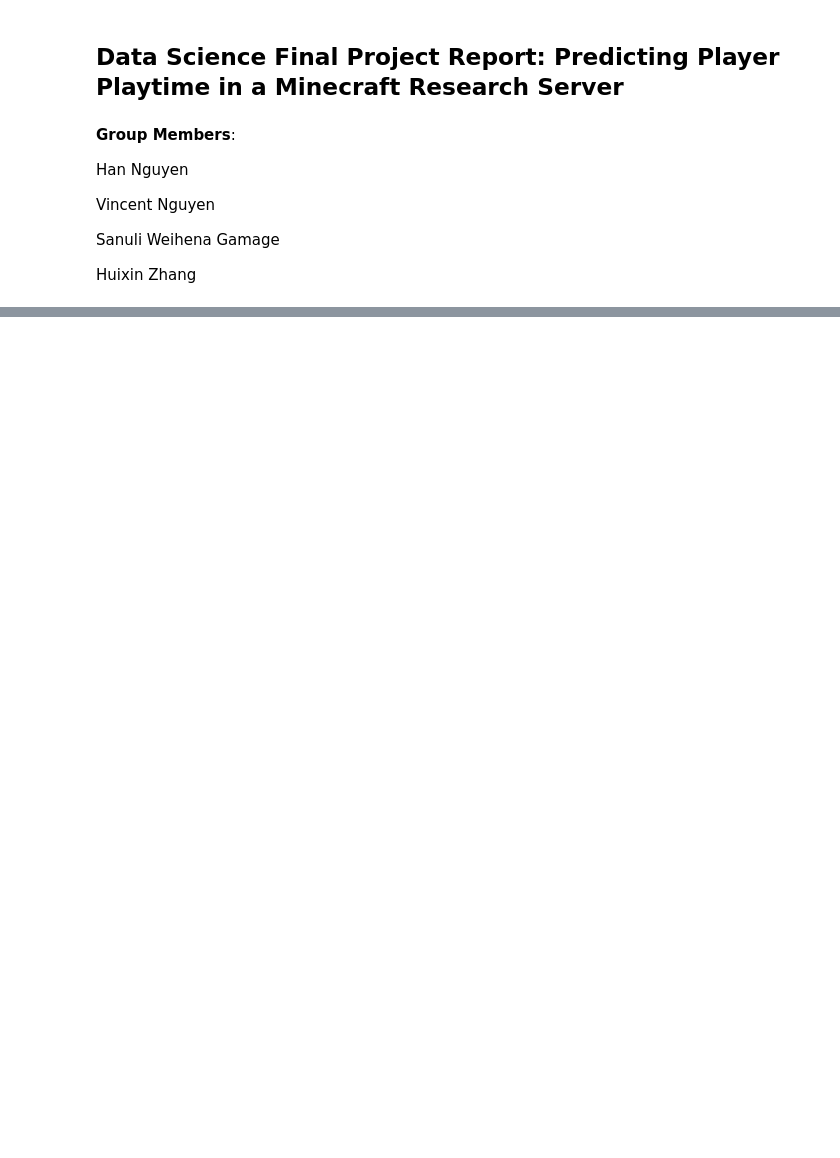
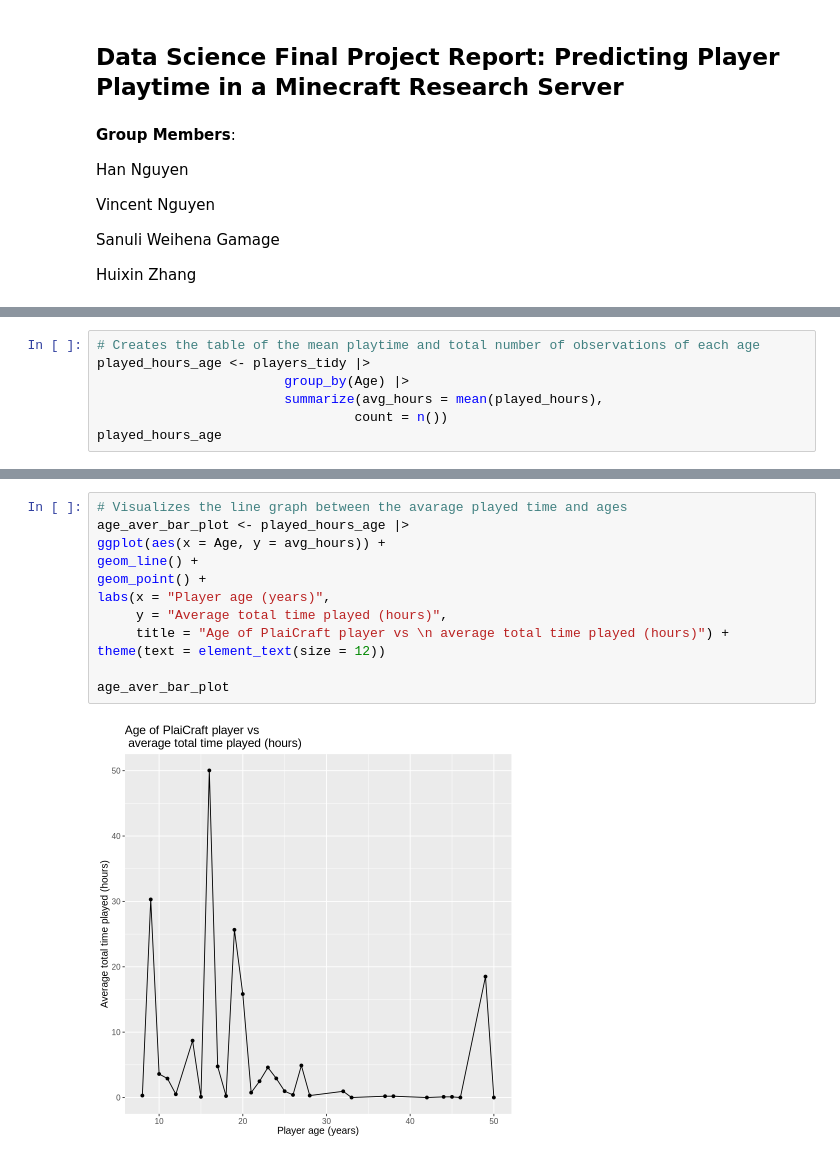
Before and after one commit to Han27-io/ds-project, a Jupyter notebook: dsci_project.ipynb, the cells around one changed output, grey strips where cells are left out. Drawn from its saved outputs; the diff is of its cells as text; blank space fills up the shorter version.

```diff
--- a/dsci_project.ipynb
+++ b/dsci_project.ipynb
@@ -111,0 +229,7 @@ A spec_tbl_df: 1535 × 5
+# %%
+# Creates the table of the mean playtime and total number of observations of each age
+played_hours_age <- players_tidy |>
+                        group_by(Age) |>
+                        summarize(avg_hours = mean(played_hours),
+                                 count = n())
+played_hours_age
@@ -111,0 +247,14 @@ A spec_tbl_df: 1535 × 5
+# %%
+# Visualizes the line graph between the avarage played time and ages
+age_aver_bar_plot <- played_hours_age |>
+ggplot(aes(x = Age, y = avg_hours)) +
+geom_line() +
+geom_point() +
+labs(x = "Player age (years)",
+     y = "Average total time played (hours)",
+     title = "Age of PlaiCraft player vs \n average total time played (hours)") +
+theme(text = element_text(size = 12))
+
+age_aver_bar_plot
+# %% [output]
+[figure, added]
```
Also changed, not shown: parts of 45 cells of this notebook.
